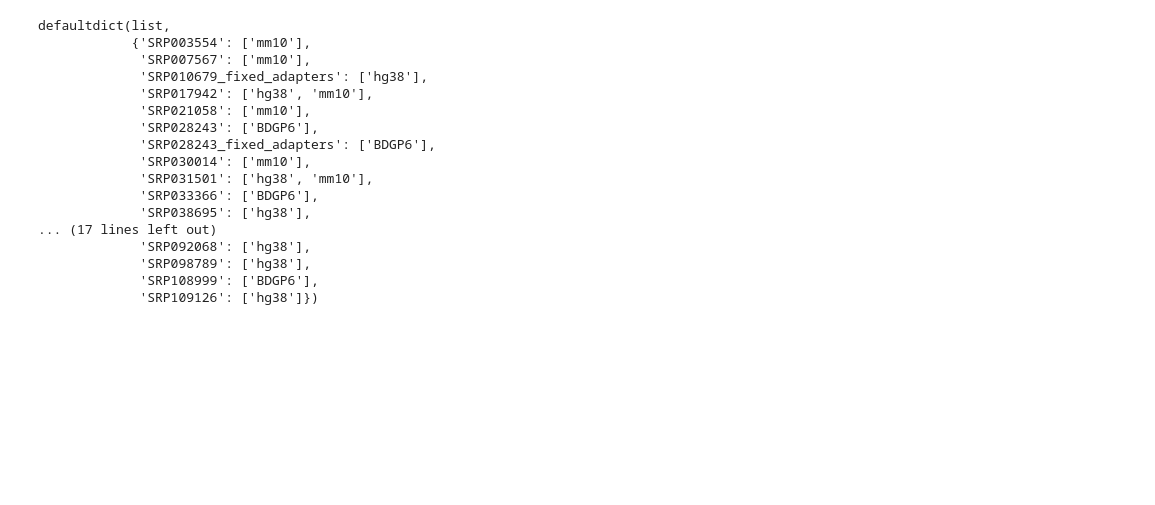
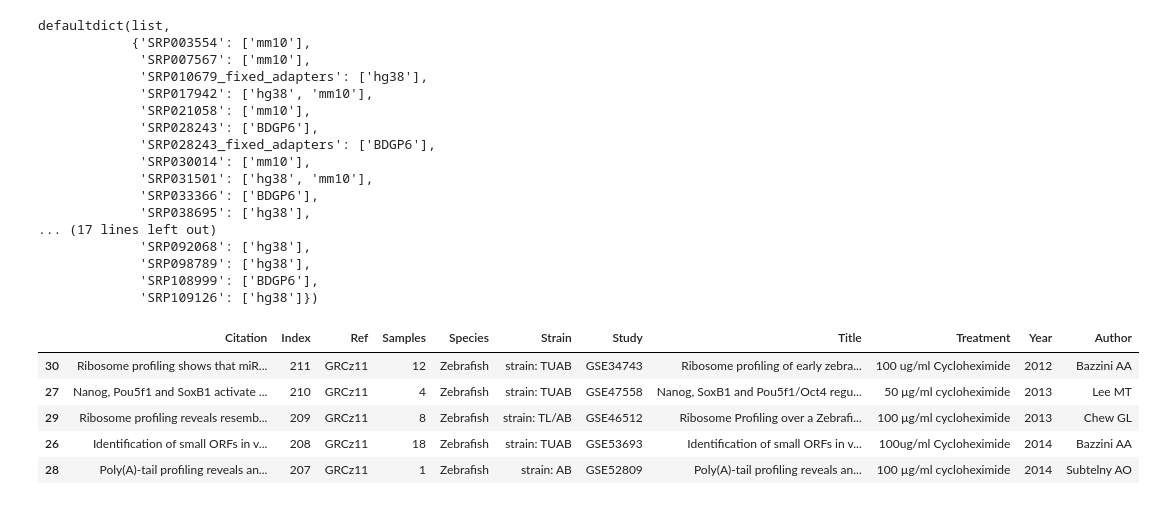
Before and after one commit to saketkc/re-ribo-smk, a Jupyter notebook: notebooks/01. Available Datasets.ipynb, the cells around one changed output. Cells and saved outputs as stored; diff of their text form; code cells hidden in the pictures; blank space fills up the shorter version.

```diff
--- a/notebooks/01. Available Datasets.ipynb
+++ b/notebooks/01. Available Datasets.ipynb
@@ -79,3 +82,23 @@ defaultdict(list,
              'SRP098789': ['hg38'],
              'SRP108999': ['BDGP6'],
              'SRP109126': ['hg38']})
+# %%
+file_name = '../data/datasets/rpfdb_metadata.json'
+rpfdb_data = json.load(open(file_name))
+rpfdb_df = pd.DataFrame(rpfdb_data)
+rpfdb_df = rpfdb_df.drop(columns=['Abstract'])
+rpfdb_df[['Author', 'Year']] = rpfdb_df.Author_year.str.split(',', n=1, expand=True)
+rpfdb_df = rpfdb_df.drop(columns=['Author_year'])
+rpfdb_df.Year = rpfdb_df.Year.astype(int)
+species_value_counts = rpfdb_df.Species.value_counts()
+rpfdb_df.head()
+rpfdb_df = rpfdb_df.sort_values(by=['Year', 'Species'])
+# %%
+rpfdb_df[rpfdb_df.Species == 'Zebrafish']
+# %% [output]
+|  | Citation | Index | Ref | Samples | Species | Strain | Study | Title | Treatment | Year | Author |
+| 30 | Ribosome profiling shows that miR... | 211 | GRCz11 | 12 | Zebrafish | strain: TUAB | GSE34743 | Ribosome profiling of early zebra... | 100 ug/ml Cycloheximide | 2012 | Bazzini AA |
+| 27 | Nanog, Pou5f1 and SoxB1 activate ... | 210 | GRCz11 | 4 | Zebrafish | strain: TUAB | GSE47558 | Nanog, SoxB1 and Pou5f1/Oct4 regu... | 50 μg/ml cycloheximide | 2013 | Lee MT |
+| 29 | Ribosome profiling reveals resemb... | 209 | GRCz11 | 8 | Zebrafish | strain: TL/AB | GSE46512 | Ribosome Profiling over a Zebrafi... | 100 μg/ml cycloheximide | 2013 | Chew GL |
+| 26 | Identification of small ORFs in v... | 208 | GRCz11 | 18 | Zebrafish | strain: TUAB | GSE53693 | Identification of small ORFs in v... | 100ug/ml Cycloheximide | 2014 | Bazzini AA |
+| 28 | Poly(A)-tail profiling reveals an... | 207 | GRCz11 | 1 | Zebrafish | strain: AB | GSE52809 | Poly(A)-tail profiling reveals an... | 100 µg/ml cycloheximide | 2014 | Subtelny AO |
```
Also changed, not shown: parts of 4 cells of this notebook, 3 other files.
